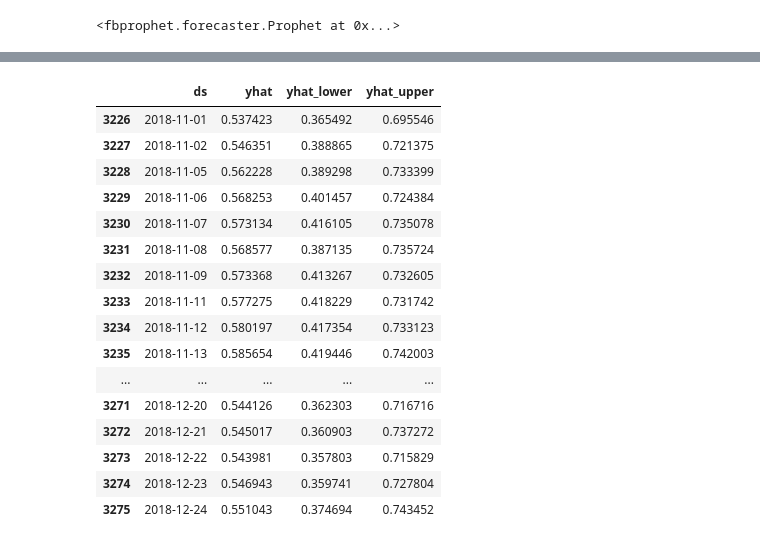
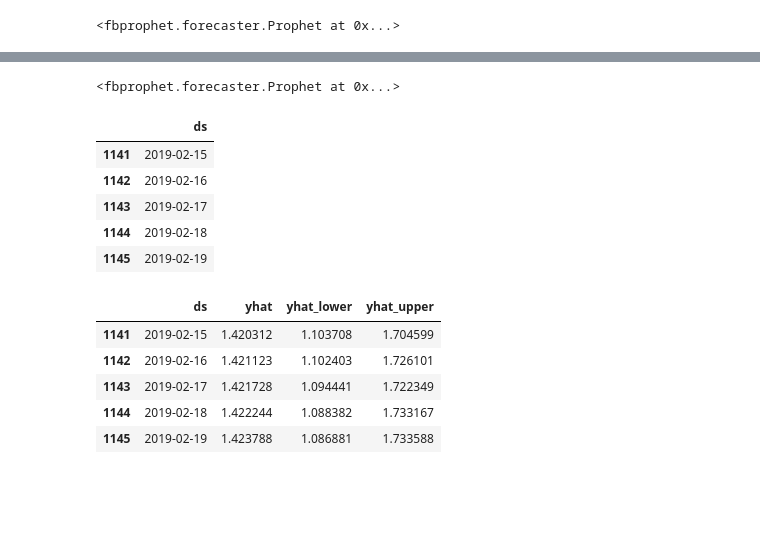
Before and after one commit to amun83/Financial-Data-Science, a Jupyter notebook: FD102_Forecasting_Natural_Gas_ETN_Prices.ipynb, the cells around one changed output, grey strips where cells are left out. Saved outputs shown, nothing was run; the diff lists cells and outputs as text; code cells hidden in the pictures; blank space fills up the shorter version.

```diff
--- a/FD102_Forecasting_Natural_Gas_ETN_Prices.ipynb
+++ b/FD102_Forecasting_Natural_Gas_ETN_Prices.ipynb
@@ -389,11 +446,10 @@ N.describe()
 # %% [markdown]
 ## Facebook Prophet 시계열 분석
 # %%
-M.reset_index(inplace = True)
-M.rename(columns={'index':'ds'}, inplace=True)
-M.rename(columns={'DJCI' :'y' }, inplace=True)
+M1 = M.reset_index()
+M1.rename(columns={'index':'ds', 'DJCI' :'y'}, inplace=True)
 
-M = M.dropna()
+M1.dropna(inplace=True)
 
-M.head(5)
+M1.head(5)
 # %% [output]
@@ -406,5 +462,5 @@ M.head(5)
 # %%
-fb = Prophet(daily_seasonality=True, changepoint_prior_scale=0.5, yearly_seasonality=20)
-fb.fit(M)
+fb1 = Prophet(daily_seasonality=True, changepoint_prior_scale=0.5, yearly_seasonality=20)
+fb1.fit(M1)
 # %% [output]
 <fbprophet.forecaster.Prophet at 0x...>
@@ -444,20 +532,25 @@ _ = plot_yearly(fb)
+# %%
+fb2 = Prophet(daily_seasonality=True, changepoint_prior_scale=0.5, yearly_seasonality=20)
+fb2.fit(M1.loc[13586:])
+# %% [output]
+<fbprophet.forecaster.Prophet at 0x...>
+# %%
+future2 = fb2.make_future_dataframe(periods=90)
+future2.tail()
+# %% [output]
+|  | ds |
+| 1141 | 2019-02-15 |
+| 1142 | 2019-02-16 |
+| 1143 | 2019-02-17 |
+| 1144 | 2019-02-18 |
+| 1145 | 2019-02-19 |
 # %%
-forecast[['ds', 'yhat', 'yhat_lower', 'yhat_upper']][-380:-330]
+forecast2 = fb2.predict(future2)
+forecast2[['ds', 'yhat', 'yhat_lower', 'yhat_upper']].tail()
 # %% [output]
 |  | ds | yhat | yhat_lower | yhat_upper |
-| 3226 | 2018-11-01 | 0.537423 | 0.365492 | 0.695546 |
-| 3227 | 2018-11-02 | 0.546351 | 0.388865 | 0.721375 |
-| 3228 | 2018-11-05 | 0.562228 | 0.389298 | 0.733399 |
-| 3229 | 2018-11-06 | 0.568253 | 0.401457 | 0.724384 |
-| 3230 | 2018-11-07 | 0.573134 | 0.416105 | 0.735078 |
-| 3231 | 2018-11-08 | 0.568577 | 0.387135 | 0.735724 |
-| 3232 | 2018-11-09 | 0.573368 | 0.413267 | 0.732605 |
-| 3233 | 2018-11-11 | 0.577275 | 0.418229 | 0.731742 |
-| 3234 | 2018-11-12 | 0.580197 | 0.417354 | 0.733123 |
-| 3235 | 2018-11-13 | 0.585654 | 0.419446 | 0.742003 |
-| ... | ... | ... | ... | ... |
-| 3271 | 2018-12-20 | 0.544126 | 0.362303 | 0.716716 |
-| 3272 | 2018-12-21 | 0.545017 | 0.360903 | 0.737272 |
-| 3273 | 2018-12-22 | 0.543981 | 0.357803 | 0.715829 |
-| 3274 | 2018-12-23 | 0.546943 | 0.359741 | 0.727804 |
-| 3275 | 2018-12-24 | 0.551043 | 0.374694 | 0.743452 |
+| 1141 | 2019-02-15 | 1.420312 | 1.103708 | 1.704599 |
+| 1142 | 2019-02-16 | 1.421123 | 1.102403 | 1.726101 |
+| 1143 | 2019-02-17 | 1.421728 | 1.094441 | 1.722349 |
+| 1144 | 2019-02-18 | 1.422244 | 1.088382 | 1.733167 |
+| 1145 | 2019-02-19 | 1.423788 | 1.086881 | 1.733588 |
```
Also changed, not shown: parts of 47 cells of this notebook.
